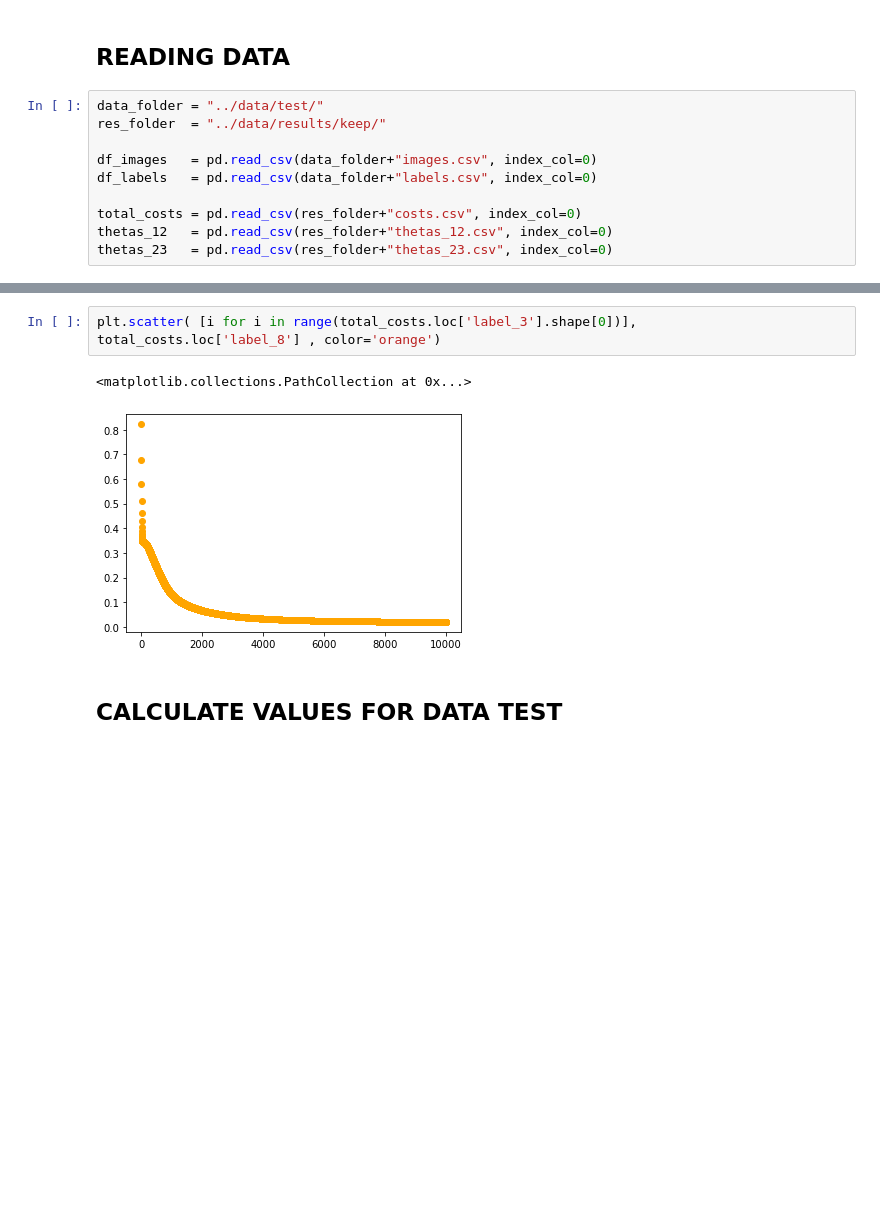
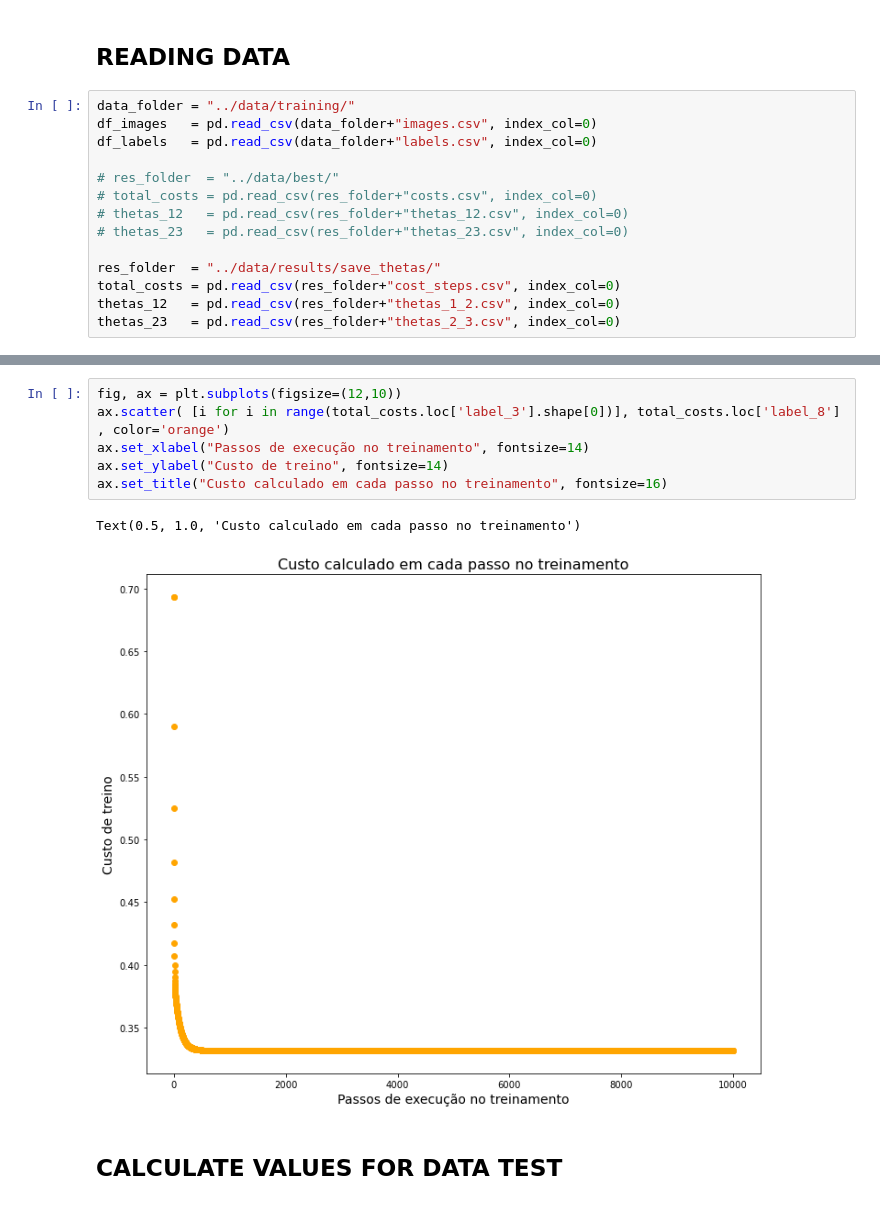
Before and after one commit to jhapreis/MS960_MachineLearning, a Jupyter notebook: Projeto2/notebooks/test_regression.ipynb, the cells around one changed output, grey strips where cells are left out. Cells and saved outputs as stored; diff of their text form; blank space fills up the shorter version.

```diff
--- a/Projeto2/notebooks/test_regression.ipynb
+++ b/Projeto2/notebooks/test_regression.ipynb
@@ -16,12 +16,16 @@ from Projeto2.run import cfg
 # %% [markdown]
 ## READING DATA
 # %%
-data_folder = "../data/test/"
-res_folder  = "../data/results/keep/"
-
+data_folder = "../data/training/"
 df_images   = pd.read_csv(data_folder+"images.csv", index_col=0)
 df_labels   = pd.read_csv(data_folder+"labels.csv", index_col=0)
 
-total_costs = pd.read_csv(res_folder+"costs.csv", index_col=0)
-thetas_12   = pd.read_csv(res_folder+"thetas_12.csv", index_col=0)
-thetas_23   = pd.read_csv(res_folder+"thetas_23.csv", index_col=0)
+# res_folder  = "../data/best/"
+# total_costs = pd.read_csv(res_folder+"costs.csv", index_col=0)
+# thetas_12   = pd.read_csv(res_folder+"thetas_12.csv", index_col=0)
+# thetas_23   = pd.read_csv(res_folder+"thetas_23.csv", index_col=0)
+
+res_folder  = "../data/results/save_thetas/"
+total_costs = pd.read_csv(res_folder+"cost_steps.csv", index_col=0)
+thetas_12   = pd.read_csv(res_folder+"thetas_1_2.csv", index_col=0)
+thetas_23   = pd.read_csv(res_folder+"thetas_2_3.csv", index_col=0)
@@ -44,8 +63,12 @@ df_images
 # %%
-plt.scatter( [i for i in range(total_costs.loc['label_3'].shape[0])], total_costs.loc['label_8'] , color='orange')
+fig, ax = plt.subplots(figsize=(12,10))
+ax.scatter( [i for i in range(total_costs.loc['label_3'].shape[0])], total_costs.loc['label_8'] , color='orange')
+ax.set_xlabel("Passos de execução no treinamento", fontsize=14)
+ax.set_ylabel("Custo de treino", fontsize=14)
+ax.set_title("Custo calculado em cada passo no treinamento", fontsize=16)
 # %% [output]
-<matplotlib.collections.PathCollection at 0x...>
+Text(0.5, 1.0, 'Custo calculado em cada passo no treinamento')
-[figure, old version]
+[figure, new version]
 # %% [markdown]
 ## CALCULATE VALUES FOR DATA TEST
 # %%
```
Also changed, not shown: parts of 7 cells of this notebook, 35 other files.
